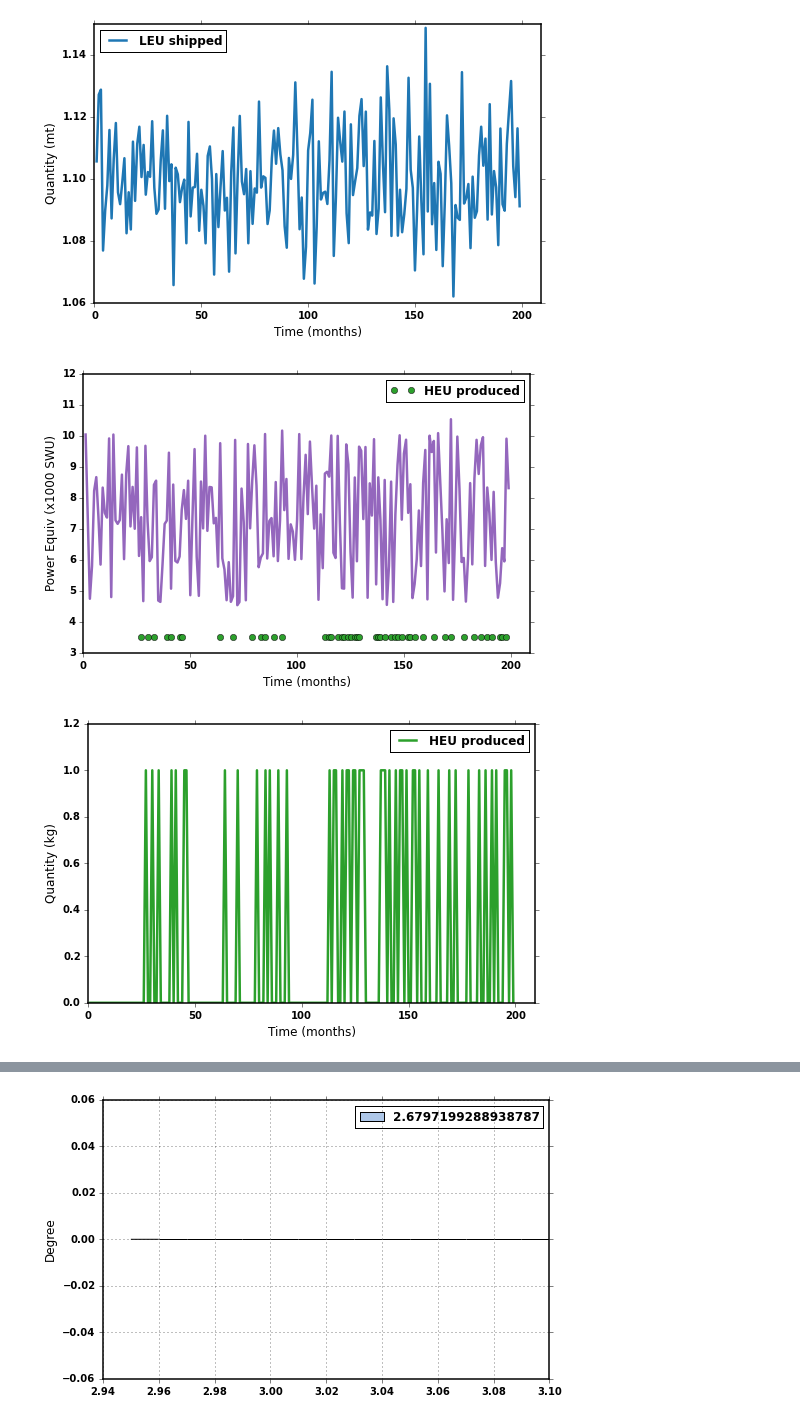
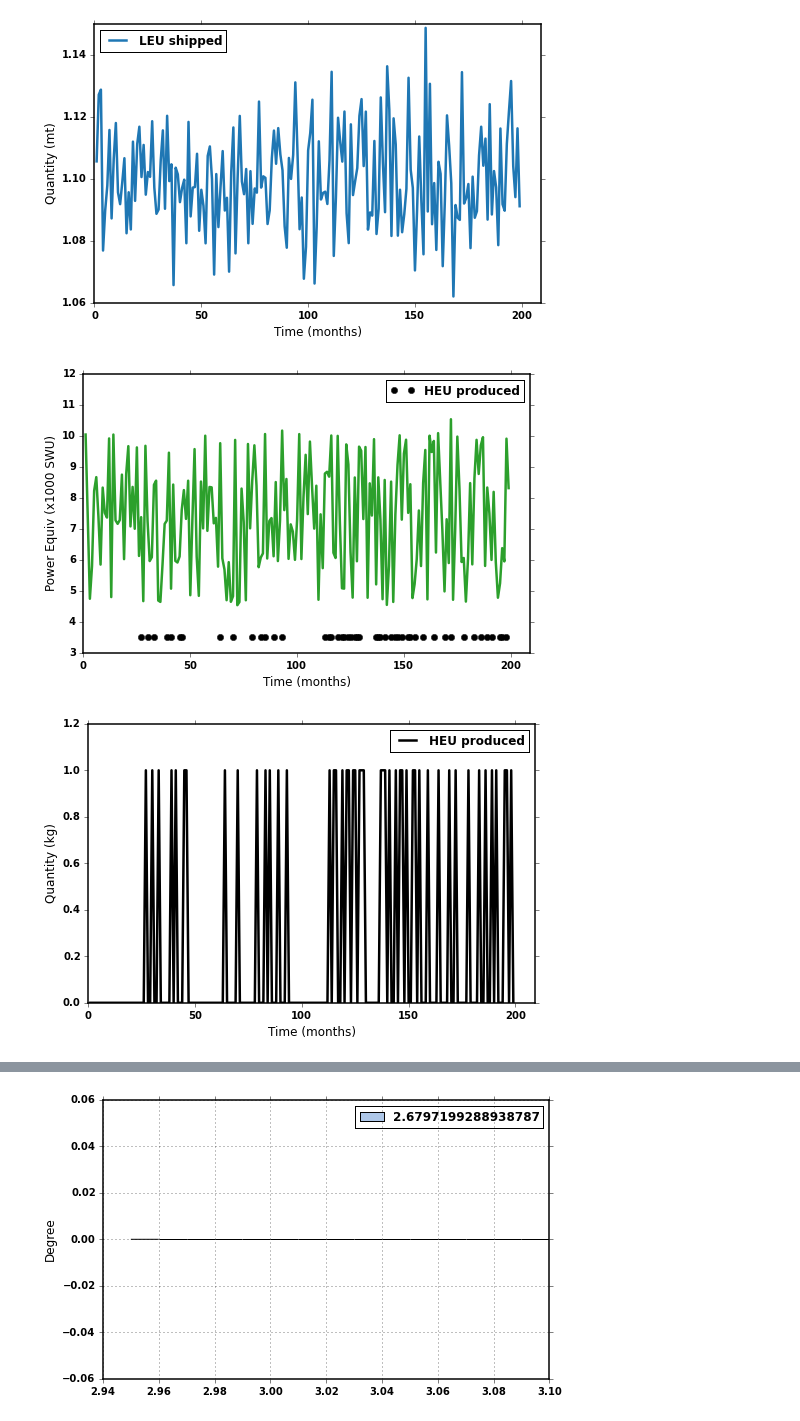
Before and after one commit to bam241/cvt_analysis, a Jupyter notebook: UM_Testing_Inspections.ipynb, the cells around one changed output, grey strips where cells are left out. Drawn from its saved outputs; the diff is of its cells as text; code cells hidden in the pictures.

```diff
--- a/UM_Testing_Inspections.ipynb
+++ b/UM_Testing_Inspections.ipynb
@@ -104,8 +104,8 @@ if ps == 1:
 # %% [output]
 [figure]
 # %%
-plt.plot(swu_time[1:],swu[1:], color=tableau20[i_swu])
-plt.plot(heu_time,heu_tp*3500,  color=tableau20[i_heu], marker='o', linestyle='', label='HEU produced')
+plt.plot(swu_time[1:],swu[1:], color=tableau20[i_heu])
+plt.plot(heu_time,heu_tp*3500,  color='black', marker='o', linestyle='', label='HEU produced')
 plt.legend(loc='best')
 
 #plt.legend(loc='best')
@@ -117,17 +117,17 @@ plt.ylim(3,12)
 if ps == 1:
     savefig(plot_dir + pfix + 'EF_power_E5.png')
 # %% [output]
-[figure, old version]
+[figure, new version]
 # %%
-plt.plot(heu_time,heu_tp*1000, label='HEU produced', color=tableau20[i_heu])
+plt.plot(heu_time,heu_tp*1000, label='HEU produced', color= 'black')
 
 plt.legend(loc='best')
 plt.xlabel(xlab)
 plt.ylabel('Quantity (kg)')
 plt.xlim(t_min, t_max)
 
 if ps == 1:
     savefig(plot_dir + pfix + 'heu_diverted_E5.png')
 # %% [output]
-[figure, old version]
+[figure, new version]
 # %%
```
Also changed, not shown: parts of 2 cells of this notebook, 1 other file.
